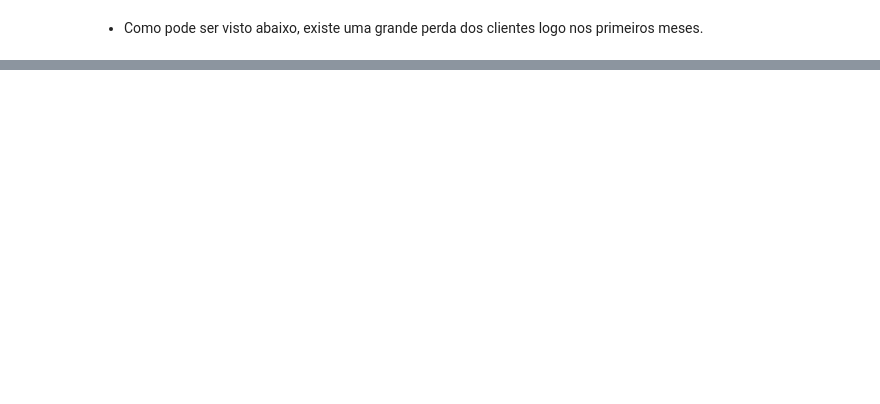
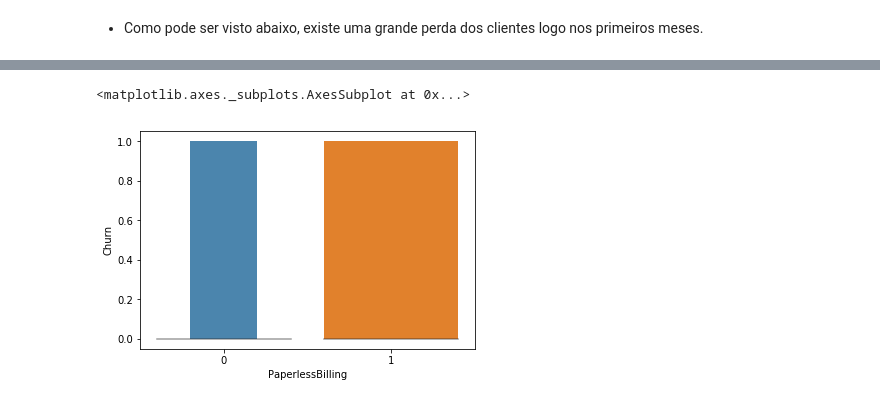
Before and after one commit to GuilhermeDomith/mineracao_de_dados, a Jupyter notebook: 02_Analise_Exploratoria_de_Dados/EDA - Analide Exploratoria de Dados.ipynb, the cells around one changed output, grey strips where cells are left out. Saved outputs shown, nothing was run; the diff lists cells and outputs as text; code cells hidden in the pictures; blank space fills up the shorter version.

```diff
--- a/02_Analise_Exploratoria_de_Dados/EDA - Analide Exploratoria de Dados.ipynb
+++ b/02_Analise_Exploratoria_de_Dados/EDA - Analide Exploratoria de Dados.ipynb
@@ -160,0 +166,5 @@ g.map(sns.distplot, 'TotalCharges', hist=False, kde_kws={'shade': True});
+# %%
+sns.boxenplot(y='Churn', x='PaperlessBilling', data=df_copy)
+# %% [output]
+<matplotlib.axes._subplots.AxesSubplot at 0x...>
+[figure, added]
```
Also changed, not shown: parts of 6 cells of this notebook, 7 other files.
